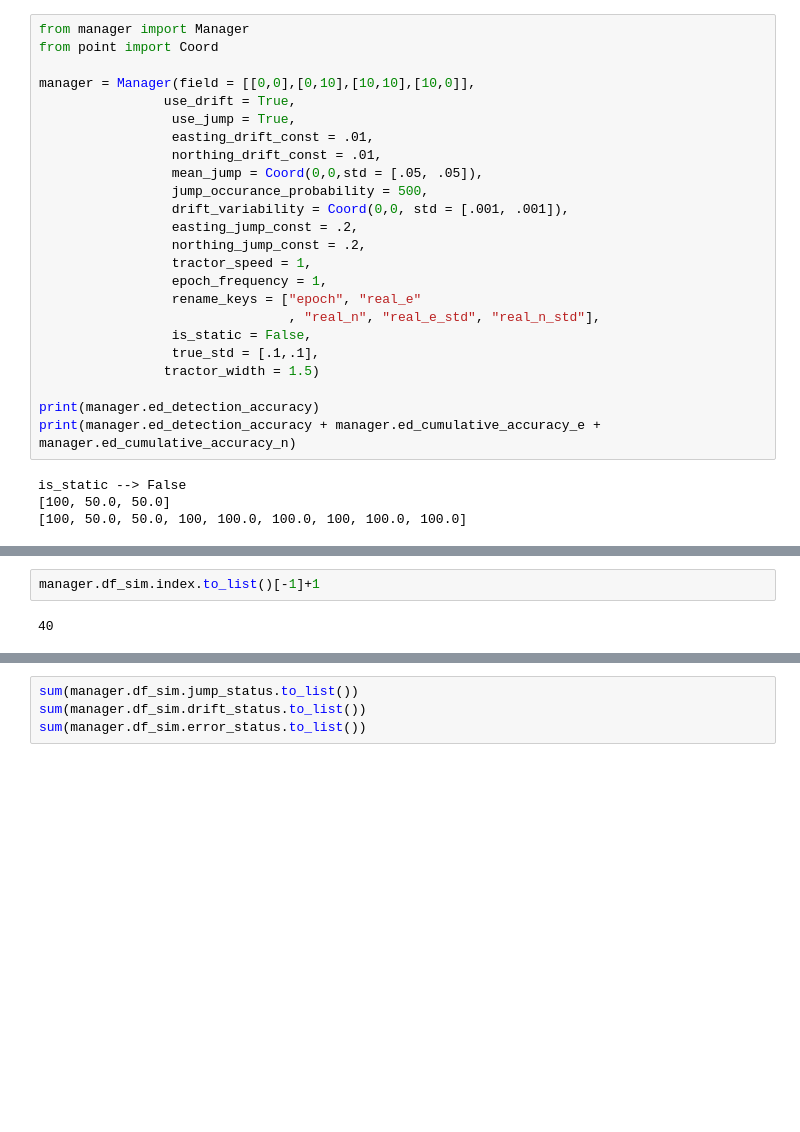
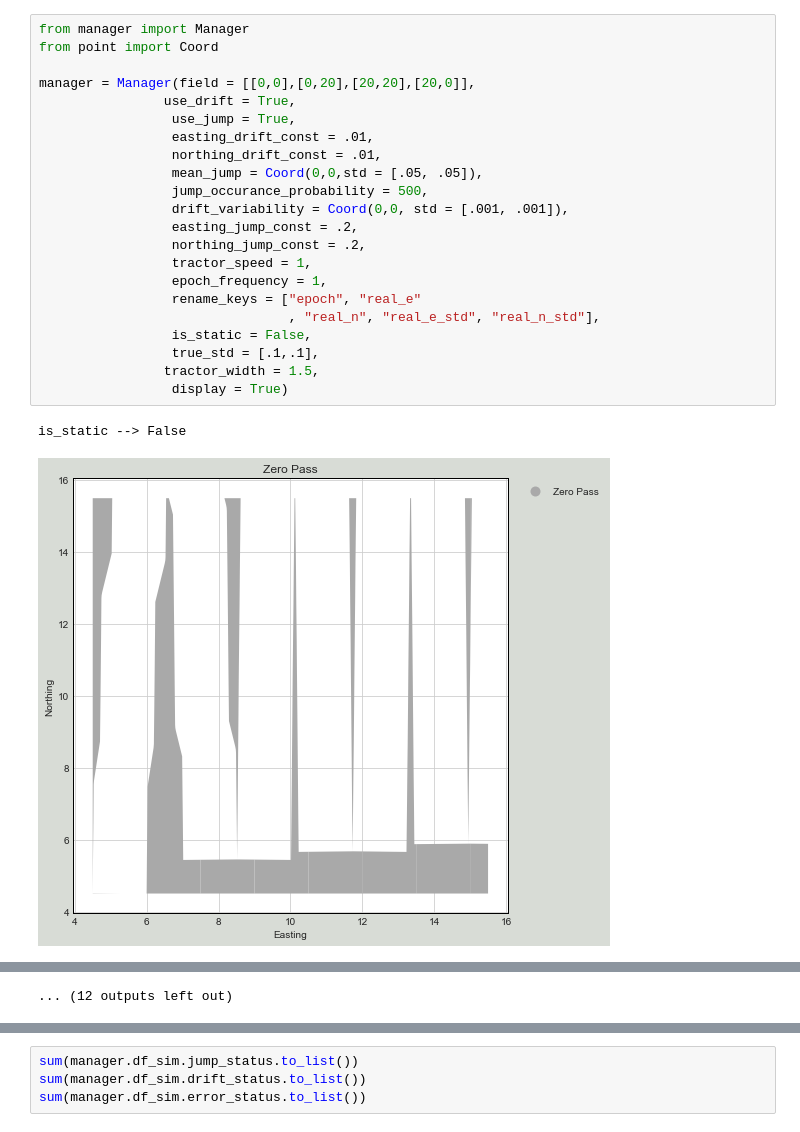
Before and after one commit to jnaess/ENGO-500, a Jupyter notebook: testbook.ipynb, the cells around one changed output, grey strips where cells are left out. Drawn from its saved outputs; the diff is of its cells as text; blank space fills up the shorter version.

Commit message:
option to output plots

```diff
--- a/testbook.ipynb
+++ b/testbook.ipynb
@@ -1,28 +1,25 @@
 # %%
 from manager import Manager
 from point import Coord
 
-manager = Manager(field = [[0,0],[0,10],[10,10],[10,0]],
+manager = Manager(field = [[0,0],[0,20],[20,20],[20,0]],
                 use_drift = True,
                  use_jump = True,
                  easting_drift_const = .01,
                  northing_drift_const = .01,
                  mean_jump = Coord(0,0,std = [.05, .05]),
                  jump_occurance_probability = 500,
                  drift_variability = Coord(0,0, std = [.001, .001]),
                  easting_jump_const = .2,
                  northing_jump_const = .2,
                  tractor_speed = 1,
                  epoch_frequency = 1,
                  rename_keys = ["epoch", "real_e"
                                 , "real_n", "real_e_std", "real_n_std"],
                  is_static = False,
                  true_std = [.1,.1],
-                tractor_width = 1.5)
-
-print(manager.ed_detection_accuracy)
-print(manager.ed_detection_accuracy + manager.ed_cumulative_accuracy_e + manager.ed_cumulative_accuracy_n)
+                tractor_width = 1.5,
+                 display = True)
 # %% [output]
 is_static --> False
-[100, 50.0, 50.0]
-[100, 50.0, 50.0, 100, 100.0, 100.0, 100, 100.0, 100.0]
+[figure, added]
@@ -29,4 +36 @@ is_static --> False
+... (12 outputs left out)
-# %%
-manager.df_sim.index.to_list()[-1]+1
-# %% [output]
-40
```
Also changed, not shown: parts of 2 cells of this notebook, 7 other files.
